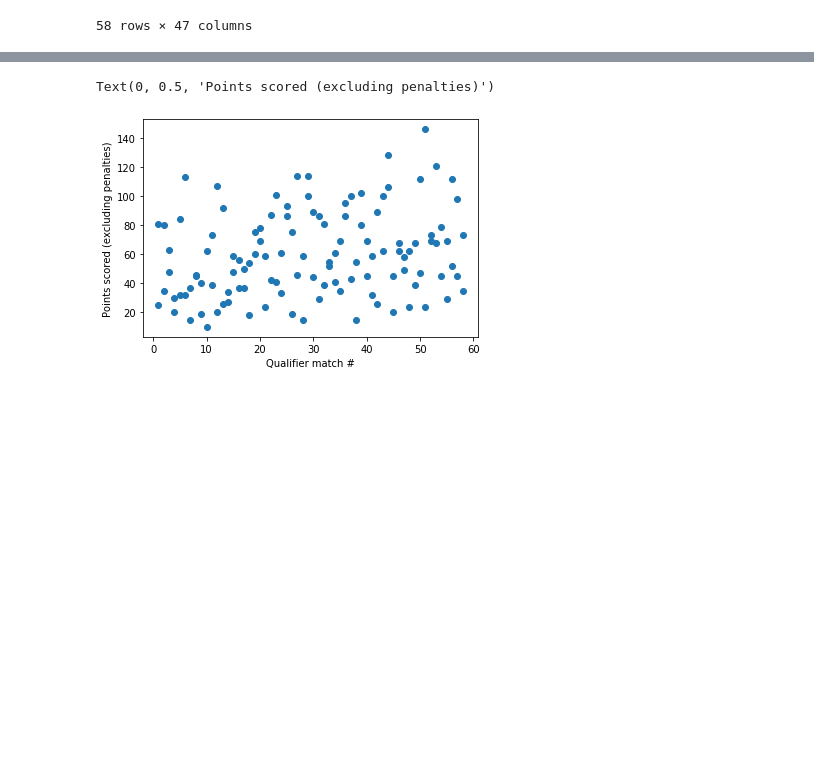
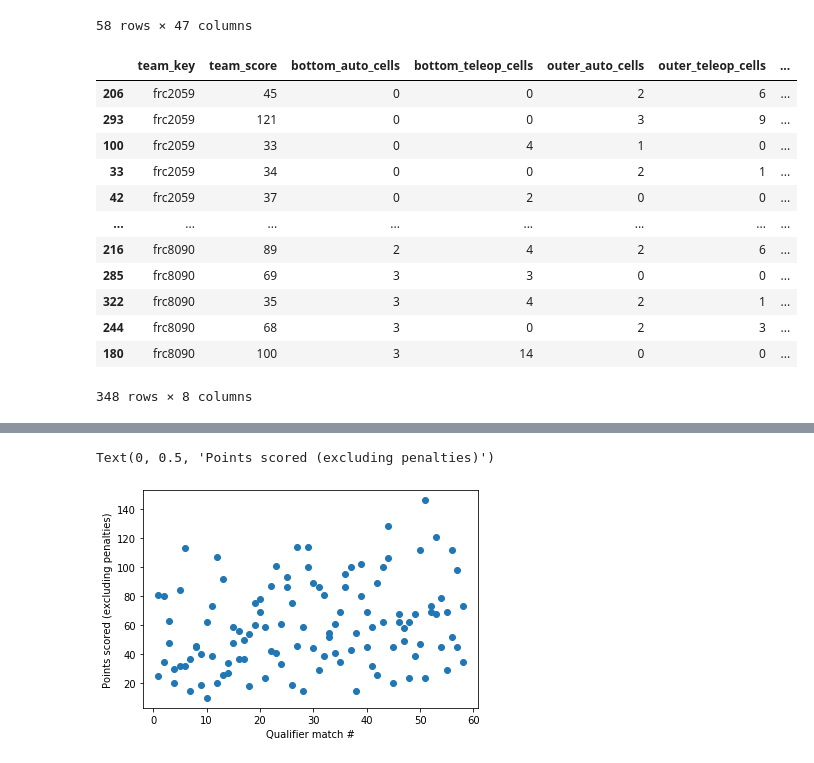
Before and after one commit to morzack/Sakurajima-Scouting, a Jupyter notebook: 2020-ncwak.ipynb, the cells around one changed output, grey strips where cells are left out. Drawn from its saved outputs; the diff is of its cells as text; code cells hidden in the pictures; blank space fills up the shorter version.

```diff
--- a/2020-ncwak.ipynb
+++ b/2020-ncwak.ipynb
@@ -83,25 +83,40 @@ qualification_matches
 # %%
 # get team scores into a dataframe
 team_scores = []
 
 def get_match_team_data_breakdown(match_data, alliance_color):
     return [
         match_data[f'{alliance_color}_points_scored'],
         match_data[f'{alliance_color}_cells_bottom_auto'],
         match_data[f'{alliance_color}_cells_bottom_teleop'],
         match_data[f'{alliance_color}_cells_outer_auto'],
         match_data[f'{alliance_color}_cells_outer_teleop'],
         match_data[f'{alliance_color}_cells_inner_auto'],
         match_data[f'{alliance_color}_cells_inner_teleop']
     ]
 
 for _, match in qualification_matches.iterrows():
     for team in match['blue_keys']:
         team_scores.append([team] + get_match_team_data_breakdown(match, 'blue'))
     for team in match['red_keys']:
         team_scores.append([team] + get_match_team_data_breakdown(match, 'red'))
 team_scores = pd.DataFrame(team_scores, columns=['team_key', 'team_score', 'bottom_auto_cells', 'bottom_teleop_cells', 'outer_auto_cells', 'outer_teleop_cells', 'inner_auto_cells', 'inner_teleop_cells'])
 team_scores = team_scores.sort_values(by=['team_key'])
+team_scores
+# %% [output]
+|  | team_key | team_score | bottom_auto_cells | bottom_teleop_cells | outer_auto_cells | outer_teleop_cells | ... |
+| 206 | frc2059 | 45 | 0 | 0 | 2 | 6 | ... |
+| 293 | frc2059 | 121 | 0 | 0 | 3 | 9 | ... |
+| 100 | frc2059 | 33 | 0 | 4 | 1 | 0 | ... |
+| 33 | frc2059 | 34 | 0 | 0 | 2 | 1 | ... |
+| 42 | frc2059 | 37 | 0 | 2 | 0 | 0 | ... |
+| ... | ... | ... | ... | ... | ... | ... | ... |
+| 216 | frc8090 | 89 | 2 | 4 | 2 | 6 | ... |
+| 285 | frc8090 | 69 | 3 | 3 | 0 | 0 | ... |
+| 322 | frc8090 | 35 | 3 | 4 | 2 | 1 | ... |
+| 244 | frc8090 | 68 | 3 | 0 | 2 | 3 | ... |
+| 180 | frc8090 | 100 | 3 | 14 | 0 | 0 | ... |
+348 rows × 8 columns
 # %%
 # get team data (like opr) into a dataframe
 def get_feature(team_key, data, feature_name):
```
Also changed, not shown: 2 other files.
